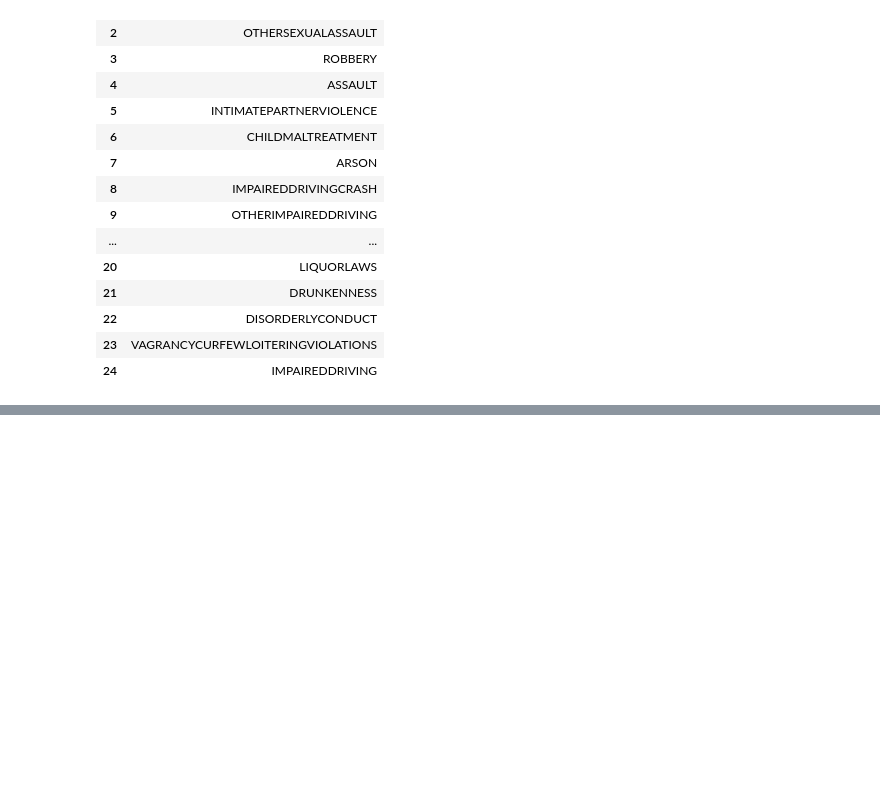
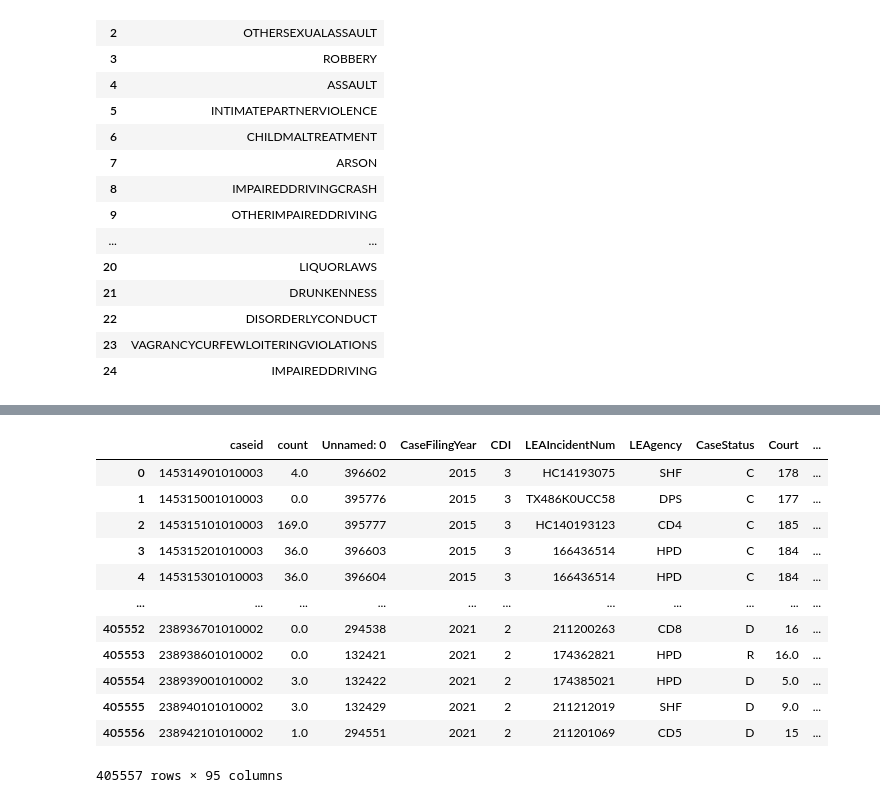
Before and after one commit to souravray97/Criminal-Justice-Analysis, a Jupyter notebook: CCD-EDA.ipynb, the cells around one changed output, grey strips where cells are left out. Cells and saved outputs as stored; diff of their text form; code cells hidden in the pictures; blank space fills up the shorter version.

```diff
--- a/CCD-EDA.ipynb
+++ b/CCD-EDA.ipynb
@@ -814,0 +1132,2 @@ final_ucr_scores.to_csv('7 UCR Groups')
+# %%
+jdays_per_case = pd.read_csv("Days_Per_Case.csv")
@@ -814,0 +1143,18 @@ final_ucr_scores.to_csv('7 UCR Groups')
+# %%
+jdays_ccd = jdays_per_case.merge(ccd, on = 'caseid', how = 'inner')
+# %%
+jdays_ccd
+# %% [output]
+|  | caseid | count | Unnamed: 0 | CaseFilingYear | CDI | LEAIncidentNum | LEAgency | CaseStatus | Court | ... |
+| 0 | 145314901010003 | 4.0 | 396602 | 2015 | 3 | HC14193075 | SHF | C | 178 | ... |
+| 1 | 145315001010003 | 0.0 | 395776 | 2015 | 3 | TX486K0UCC58 | DPS | C | 177 | ... |
+| 2 | 145315101010003 | 169.0 | 395777 | 2015 | 3 | HC140193123 | CD4 | C | 185 | ... |
+| 3 | 145315201010003 | 36.0 | 396603 | 2015 | 3 | 166436514 | HPD | C | 184 | ... |
+| 4 | 145315301010003 | 36.0 | 396604 | 2015 | 3 | 166436514 | HPD | C | 184 | ... |
+| ... | ... | ... | ... | ... | ... | ... | ... | ... | ... | ... |
+| 405552 | 238936701010002 | 0.0 | 294538 | 2021 | 2 | 211200263 | CD8 | D | 16 | ... |
+| 405553 | 238938601010002 | 0.0 | 132421 | 2021 | 2 | 174362821 | HPD | R | 16.0 | ... |
+| 405554 | 238939001010002 | 3.0 | 132422 | 2021 | 2 | 174385021 | HPD | D | 5.0 | ... |
+| 405555 | 238940101010002 | 3.0 | 132429 | 2021 | 2 | 211212019 | SHF | D | 9.0 | ... |
+| 405556 | 238942101010002 | 1.0 | 294551 | 2021 | 2 | 211201069 | CD5 | D | 15 | ... |
+405557 rows × 95 columns
```
Also changed, not shown: parts of 80 cells of this notebook.
